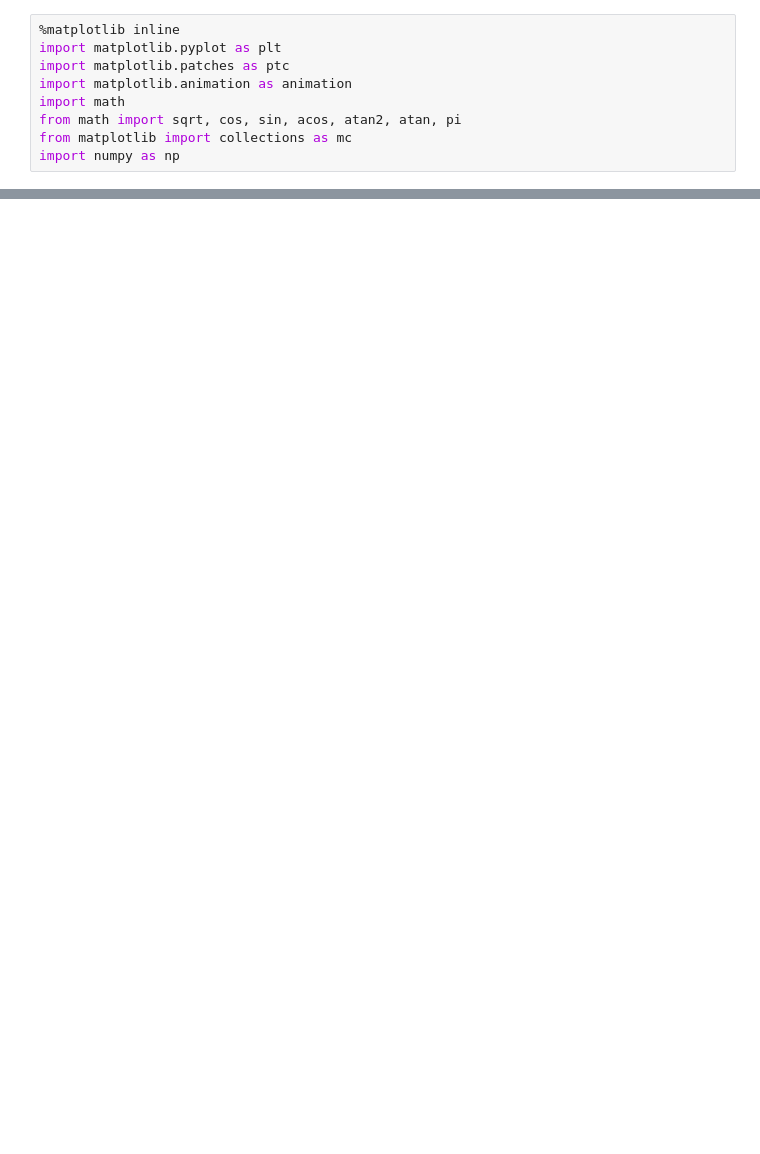
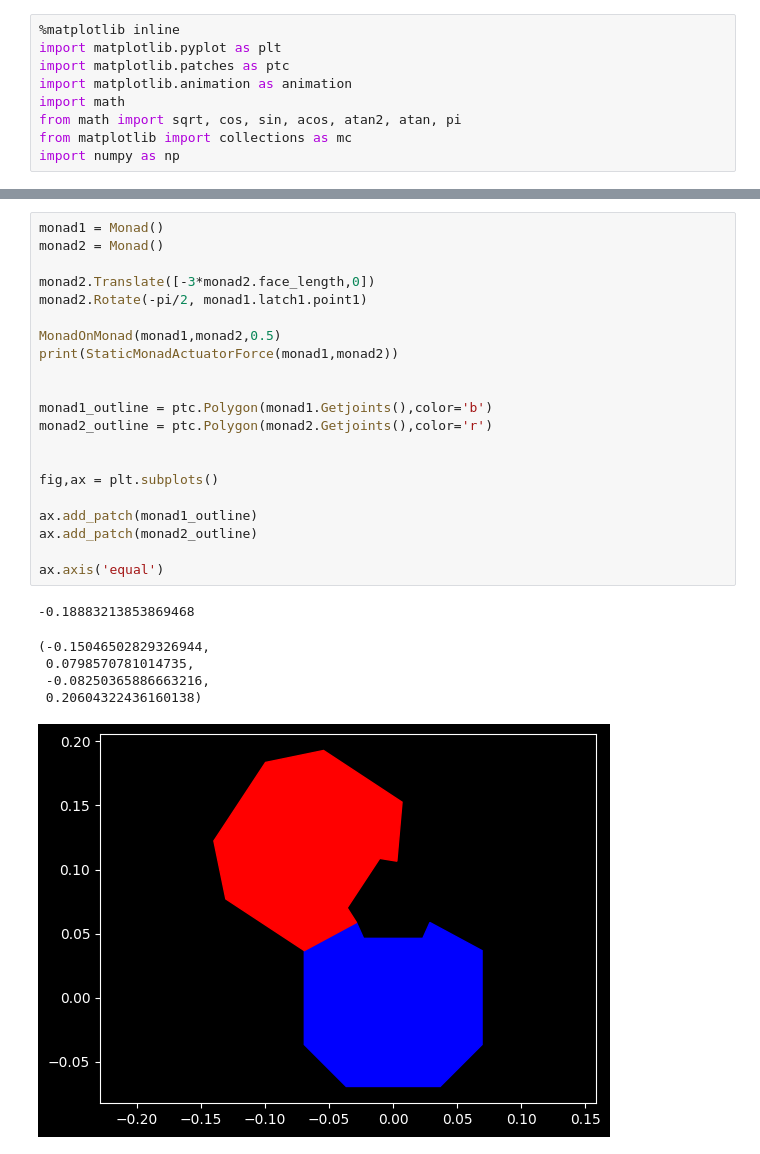
Before and after one commit to itsameWolf/datom-models, a Jupyter notebook: datom_mathematical_model.ipynb, the cells around one changed output, grey strips where cells are left out. Drawn from its saved outputs; the diff is of its cells as text; blank space fills up the shorter version.

```diff
--- a/datom_mathematical_model.ipynb
+++ b/datom_mathematical_model.ipynb
@@ -296,3 +316,31 @@ def ActuatorForceFormula(monad_static = Monad, monad_mobile = Monad, gravity = [
+# %%
+monad1 = Monad()
+monad2 = Monad()
+
+monad2.Translate([-3*monad2.face_length,0])
+monad2.Rotate(-pi/2, monad1.latch1.point1)
+
+MonadOnMonad(monad1,monad2,0.5)
+print(StaticMonadActuatorForce(monad1,monad2))
+
+
+monad1_outline = ptc.Polygon(monad1.Getjoints(),color='b')
+monad2_outline = ptc.Polygon(monad2.Getjoints(),color='r')
+
+
+fig,ax = plt.subplots()
+
+ax.add_patch(monad1_outline)
+ax.add_patch(monad2_outline)
+
+ax.axis('equal')
+# %% [output]
+-0.18883213853869468
+(-0.15046502829326944,
+ 0.0798570781014735,
+ -0.08250365886663216,
+ 0.20604322436160138)
+[figure, added]
 # %%
 monad = Monad()
 #monad.Rotate(-5*pi/6)
```
Also changed, not shown: parts of 11 cells of this notebook, 4 other files.
